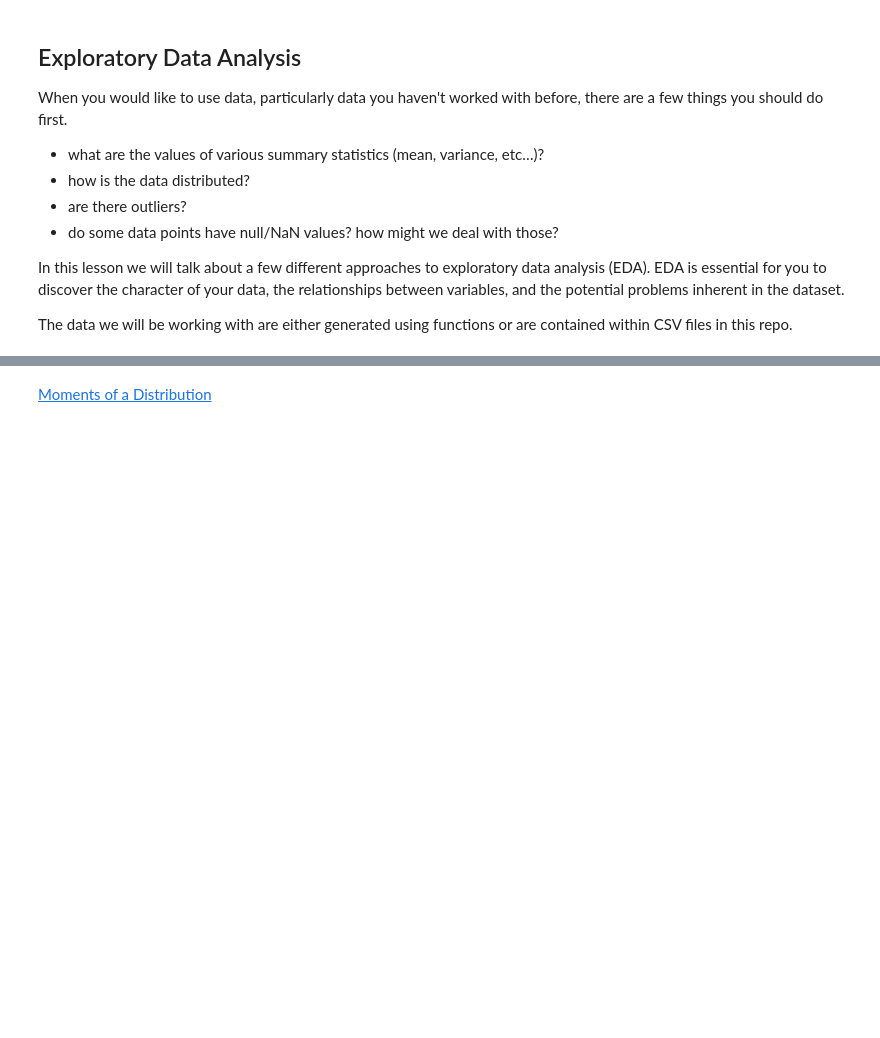
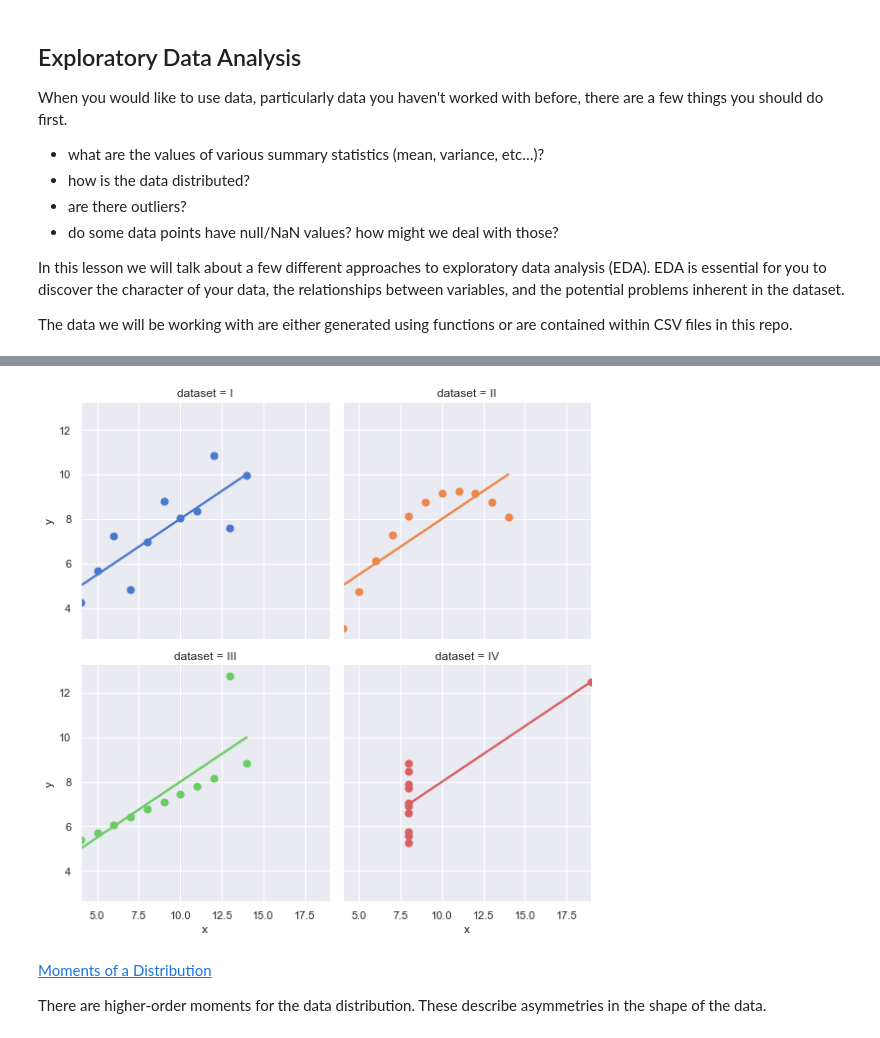
Before and after one commit to zirmite/odsc-2022-statistics, a Jupyter notebook: notebooks/Lesson 1.ipynb, the cells around one changed output, grey strips where cells are left out. Drawn from its saved outputs; the diff is of its cells as text; code cells hidden in the pictures; blank space fills up the shorter version.

```diff
--- a/notebooks/Lesson 1.ipynb
+++ b/notebooks/Lesson 1.ipynb
@@ -41,3 +52,9 @@ display(samples.std())
+# %%
+plot_anscombe()
+# %% [output]
+[figure, added]
 # %% [markdown]
 [Moments of a Distribution](https://en.wikipedia.org/wiki/Moment_(mathematics))
+
+There are higher-order moments for the data distribution. These describe asymmetries in the shape of the data.
 # %%
```
Also changed, not shown: parts of 16 cells of this notebook, 3 other files.
